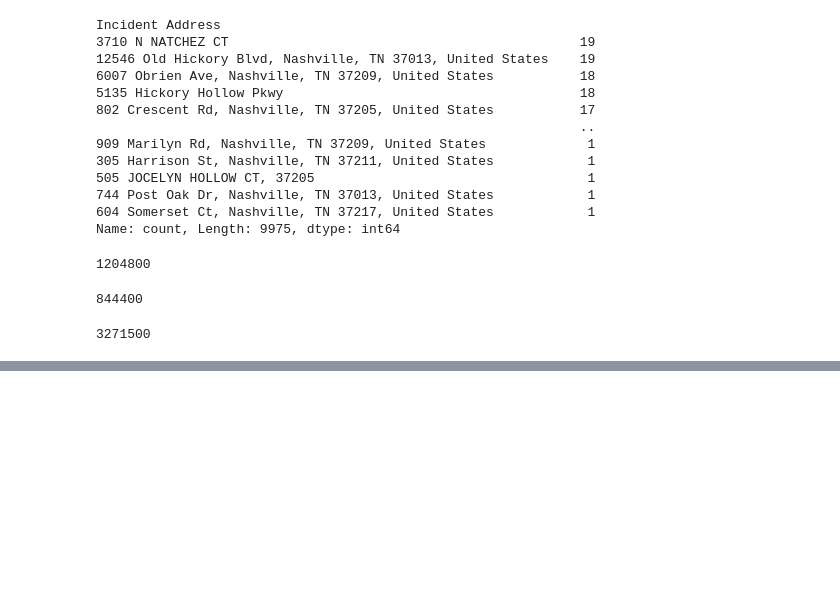
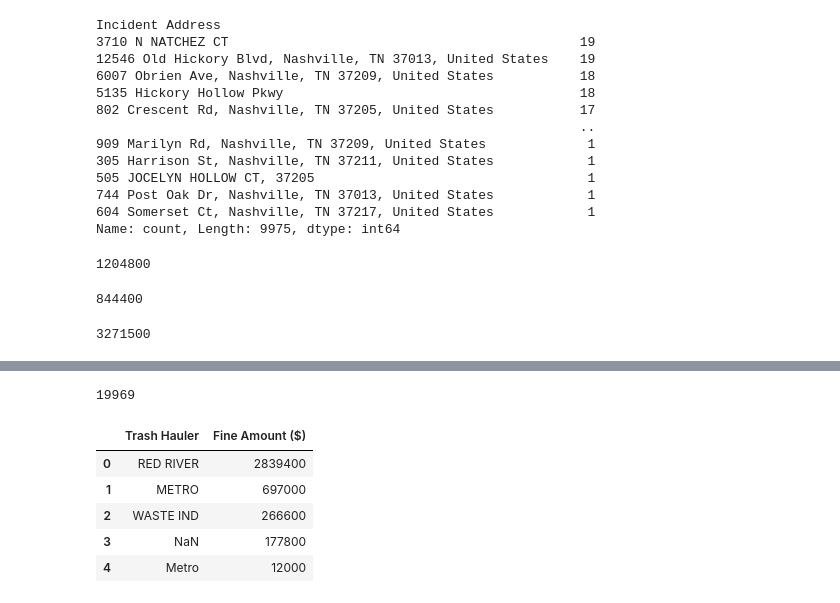
Before and after one commit to NSS-Data-Analytics-Cohort-16/da16-trashpickups-brandonwmcmurtry, a Jupyter notebook: notebooks/trashpickups.ipynb, the cells around one changed output, grey strips where cells are left out. Saved outputs shown, nothing was run; the diff lists cells and outputs as text; code cells hidden in the pictures; blank space fills up the shorter version.

```diff
--- a/notebooks/trashpickups.ipynb
+++ b/notebooks/trashpickups.ipynb
@@ -223,0 +238,5 @@ dtype: int64
+# %%
+#missed by each hauler
+
+missed_pickups_by_hauler = missed_pickups['Trash Hauler'].value_counts(dropna=False)
+missed_pickups_by_hauler
@@ -223,0 +251,4 @@ dtype: int64
+# %%
+missed_pickups_by_hauler.sum()
+# %% [output]
+19969
@@ -223,0 +257,13 @@ dtype: int64
+# %%
+fines_by_hauler = (missed_pickups_by_hauler - 1).clip(lower=0) * 200
+# %%
+fines_df = fines_by_hauler.reset_index()
+fines_df.columns = ['Trash Hauler', 'Fine Amount ($)']
+fines_df
+# %% [output]
+|  | Trash Hauler | Fine Amount ($) |
+| 0 | RED RIVER | 2839400 |
+| 1 | METRO | 697000 |
+| 2 | WASTE IND | 266600 |
+| 3 | NaN | 177800 |
+| 4 | Metro | 12000 |
```
Also changed, not shown: parts of 13 cells of this notebook.
